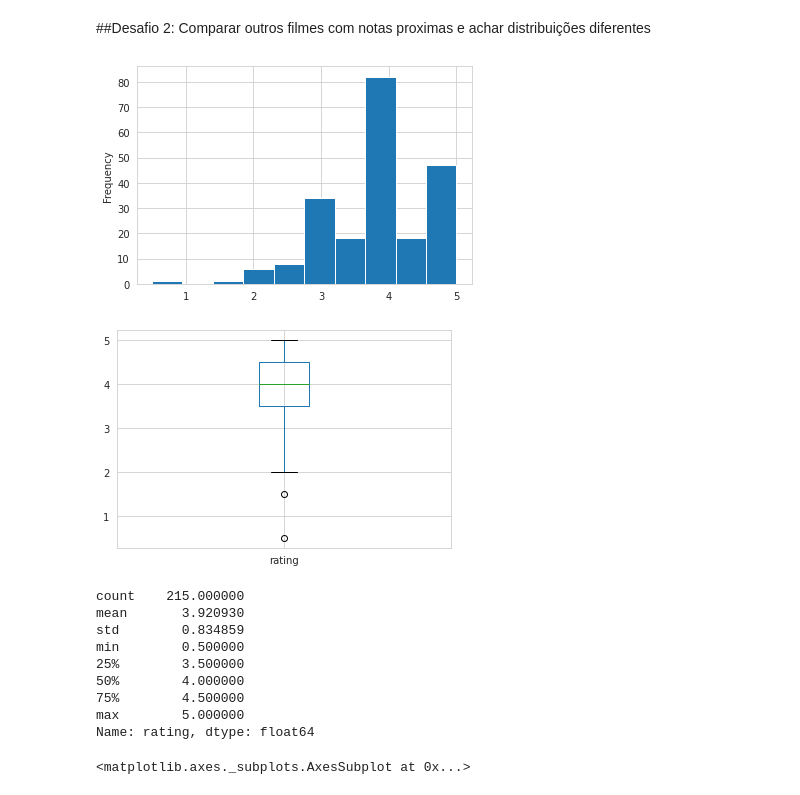
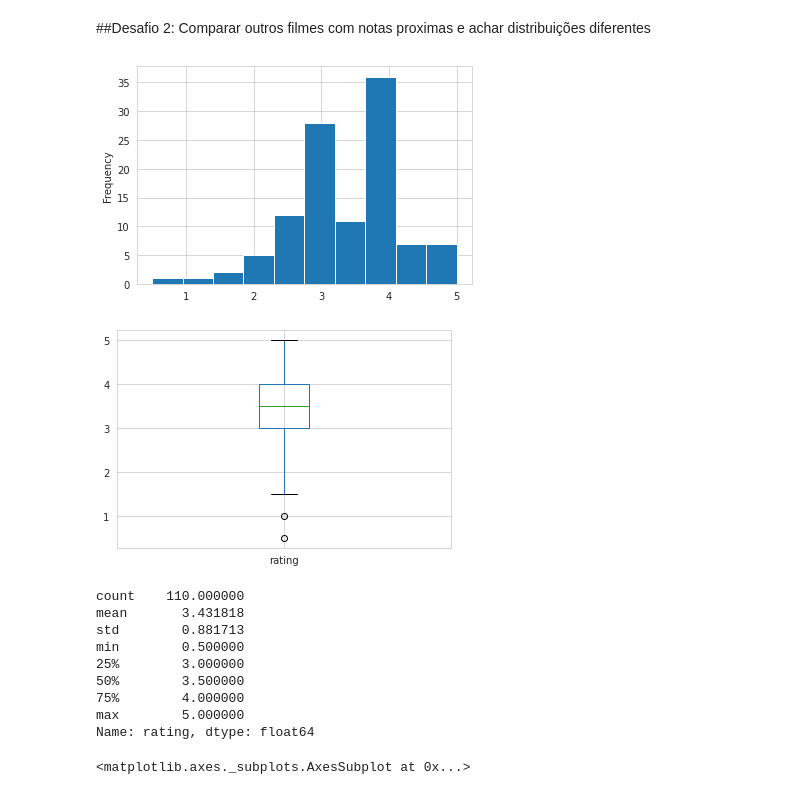
Before and after one commit to olimpiojunior/Dados-Goggle-Colaboratory, a Jupyter notebook: Olimpio_Aula_02.ipynb, the cells around one changed output. Saved outputs shown, nothing was run; the diff lists cells and outputs as text; code cells hidden in the pictures.

```diff
--- a/Olimpio_Aula_02.ipynb
+++ b/Olimpio_Aula_02.ipynb
@@ -93,17 +121,17 @@ def plot(n):
   plt.show()
   return notas_do_filme.describe()
 # %%
-plot(1)
+plot(2)
 # %% [output]
-[figure, old version]
+[figure, new version]
-[figure, old version]
+[figure, new version]
-count    215.000000
-mean       3.920930
-std        0.834859
+count    110.000000
+mean       3.431818
+std        0.881713
 min        0.500000
-25%        3.500000
-50%        4.000000
-75%        4.500000
+25%        3.000000
+50%        3.500000
+75%        4.000000
 max        5.000000
 Name: rating, dtype: float64
 # %%
```
Also changed, not shown: parts of 15 cells of this notebook.
